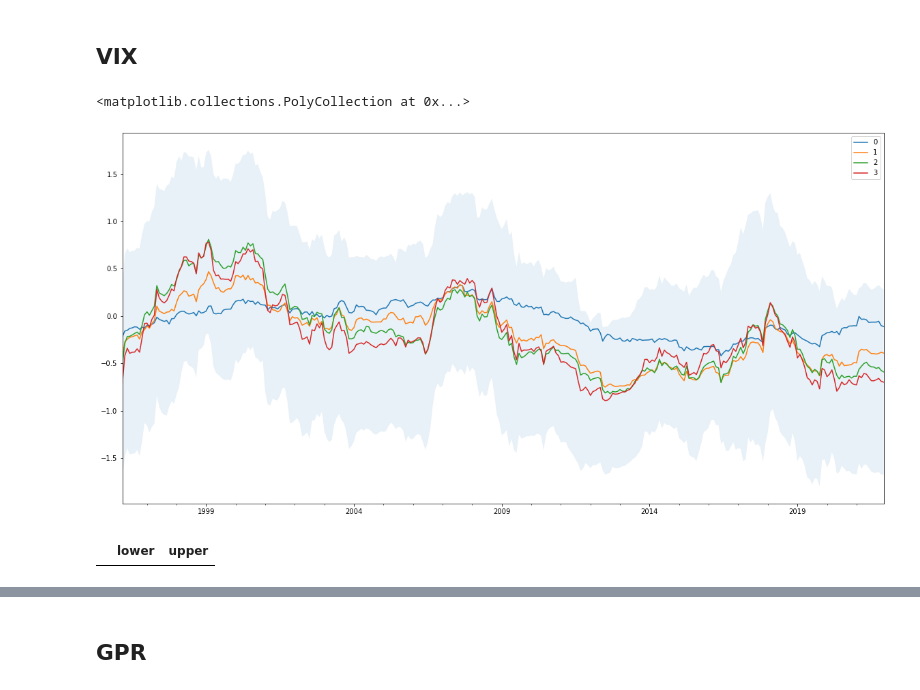
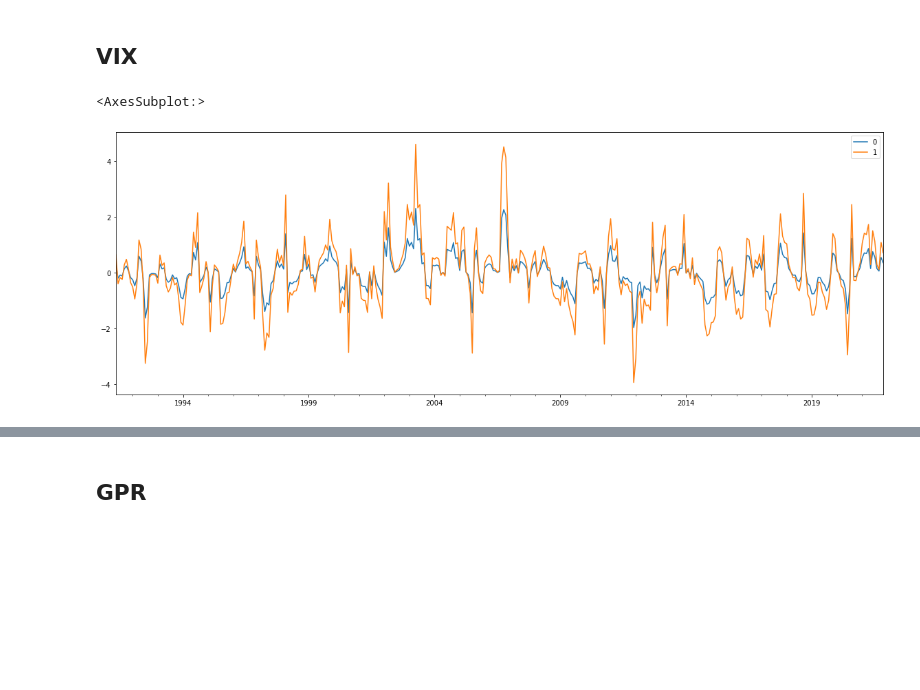
Before and after one commit to t0nychn/UG_thesis, a Jupyter notebook: Kalman_test.ipynb, the cells around one changed output, grey strips where cells are left out. Saved outputs shown, nothing was run; the diff lists cells and outputs as text; code cells hidden in the pictures; blank space fills up the shorter version.

Commit message:
rewrite kalman class

```diff
--- a/Kalman_test.ipynb
+++ b/Kalman_test.ipynb
@@ -18,18 +18,15 @@ c1 = clean_series('contract_1', wti)
 vix = load('data/VIX.csv')
 vix_shock = calc_shock('VIX', vix)
 # %%
-window = 60 # number of months for measurement sample (lags mean only 24 datapoints available for each sample)
-conf_int = .1 # confidence interval (2-tailed, Student's t)
-lags = 3
-kalman = KF(window=window, conf_int=conf_int, lags=lags)
-kf, confs = kalman.run('contract_1', 'VIX', c1.join(vix_shock).dropna())
+lags = 1
+Q= 25
+r = 1
+p = 4
+x0 = np.array([0] + [1 for _ in range(lags+1)])
+kalman = KF(x0, lags=lags, r=r, p=p, Q=Q)
+kf = kalman.run('contract_1', 'VIX', c1.join(vix_shock).dropna())
 # %%
-kf.plot(figsize=(20,10))
-plt.fill_between(confs.index, confs['lower'], confs['upper'], alpha=0.1)
+kf.plot(figsize=(20,7))
 # %% [output]
-<matplotlib.collections.PolyCollection at 0x...>
+<AxesSubplot:>
-[figure, old version]
+[figure, new version]
-# %%
-confs[confs['lower'] > 0] # significant upward movements
-# %% [output]
-|  | lower | upper |
```
Also changed, not shown: parts of 18 cells of this notebook, 2 other files.
